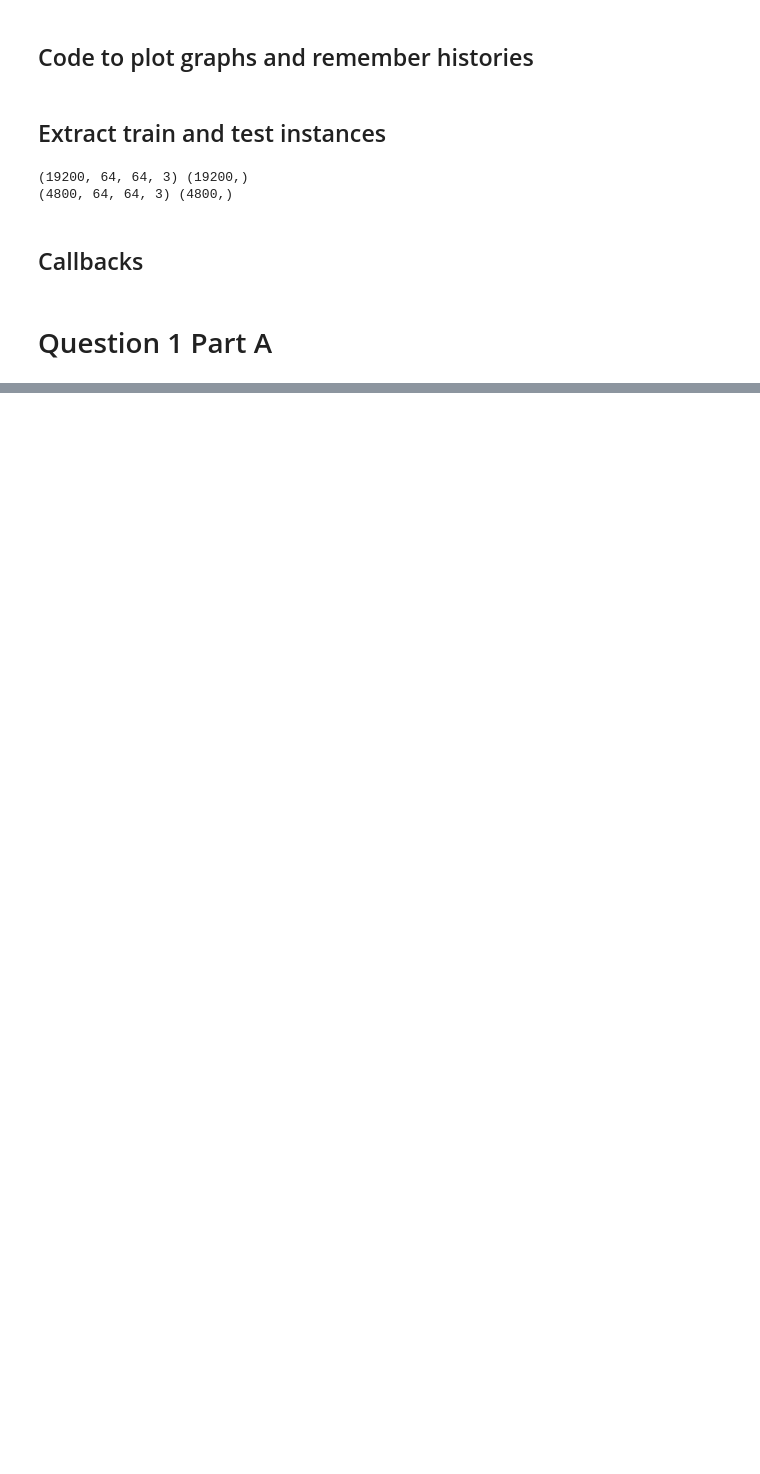
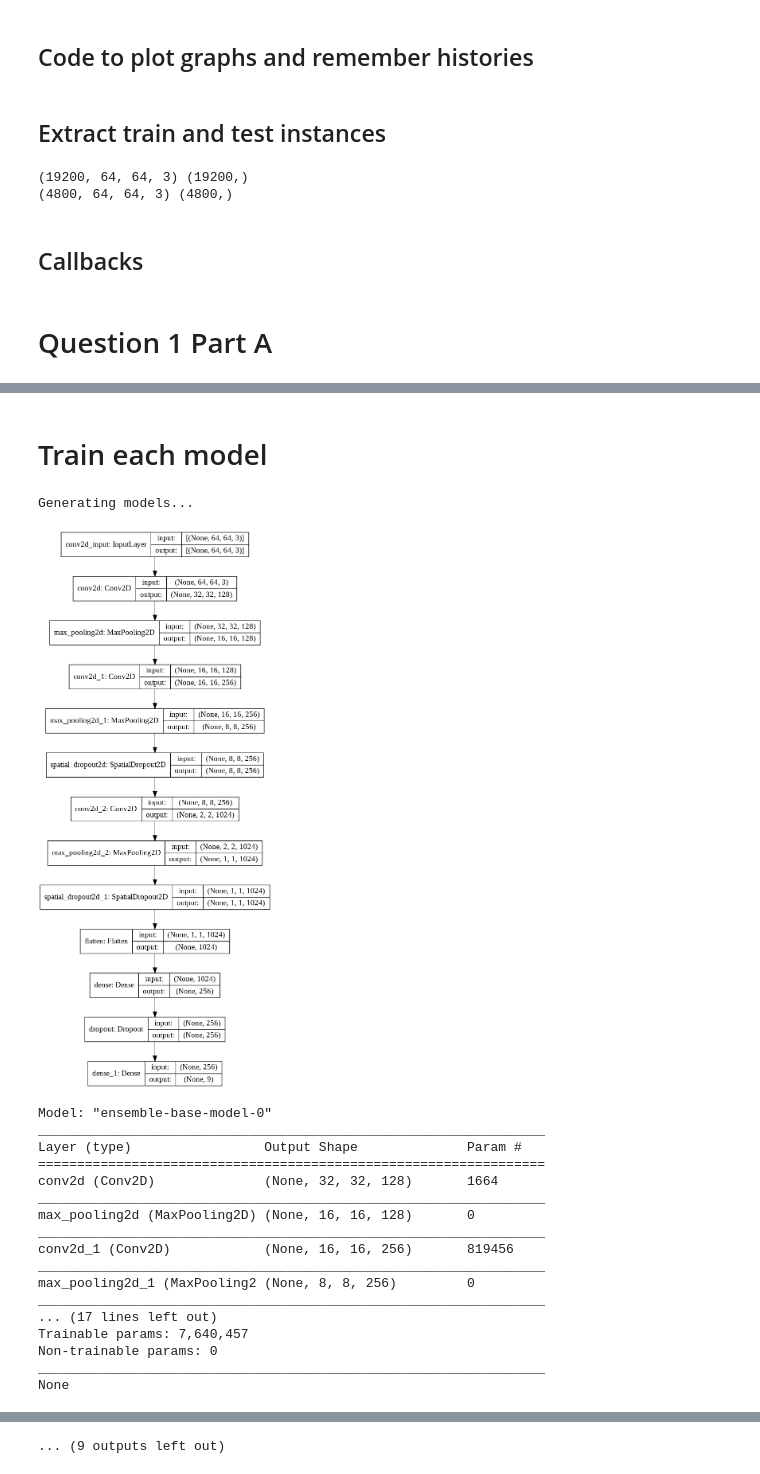
Before and after one commit to rajbircit/assignments, a Jupyter notebook: dl_a2/pretrained.ipynb, the cells around one changed output, grey strips where cells are left out. Saved outputs shown, nothing was run; the diff lists cells and outputs as text; code cells hidden in the pictures; blank space fills up the shorter version.

```diff
--- a/dl_a2/pretrained.ipynb
+++ b/dl_a2/pretrained.ipynb
@@ -1026,0 +414,23 @@ BaseLineThreeConvTwoDenseLayersDropout-adaptiveLR 0.8774999976158142
+# %%
+
+def get_formatted_json(jsonstr):
+    j = json.loads(jsonstr)
+    return json.dumps(j, indent=4)
+
+get_model_name = lambda n : f"ensemble-base-model-{n}"
+get_model_json_filename = lambda n : f"save-ensemble-base-model-{n}.json"
+
+import json
+def generate_base_models(n_models):
+    random.seed(5)
+    n_classes = len(np.unique(np.concatenate((trainY, valY))))
+    for i in range(n_models):
+        modelname = get_model_name(i)
+        filename = get_model_json_filename(i)
+        model = ModelFactory.generate_model(trainX[0].shape, n_classes, modelname, 9_500_000)
+        model_json = model.to_json()
+        with open(f"{DRIVE_FOLDER}/{filename}", "w") as f:
+            f.write(get_formatted_json(model_json))
+            f.close()
+# %% [markdown]
+# Train each model
@@ -1026,0 +676,40 @@ BaseLineThreeConvTwoDenseLayersDropout-adaptiveLR 0.8774999976158142
+# %%
+plot = Plot()
+def gen_models():
+    print("Generating models...")
+    generate_base_models(N_BASE_MODELS)
+    print("Done")
+
+def train_models():
+    print("Training all models ...")
+    train_all_models(plot)
+    print("Done")
+
+def run_ensemble():
+    random.seed(5)
+    np.random.seed(5)
+    plt.rcParams['figure.figsize'] = (20, 15)
+    print("Done")
+    ensemble_driver()
+# %%
+gen_models()
+# %% [output]
+Generating models...
+[figure, added]
+Model: "ensemble-base-model-0"
+_________________________________________________________________
+Layer (type)                 Output Shape              Param #
+=================================================================
+conv2d (Conv2D)              (None, 32, 32, 128)       1664
+_________________________________________________________________
+max_pooling2d (MaxPooling2D) (None, 16, 16, 128)       0
+_________________________________________________________________
+conv2d_1 (Conv2D)            (None, 16, 16, 256)       819456
+_________________________________________________________________
+max_pooling2d_1 (MaxPooling2 (None, 8, 8, 256)         0
+_________________________________________________________________
+... (17 lines left out)
+Trainable params: 7,640,457
+Non-trainable params: 0
+_________________________________________________________________
+None
@@ -1026,0 +789 @@ BaseLineThreeConvTwoDenseLayersDropout-adaptiveLR 0.8774999976158142
+... (9 outputs left out)
```
Also changed, not shown: parts of 68 cells of this notebook.
